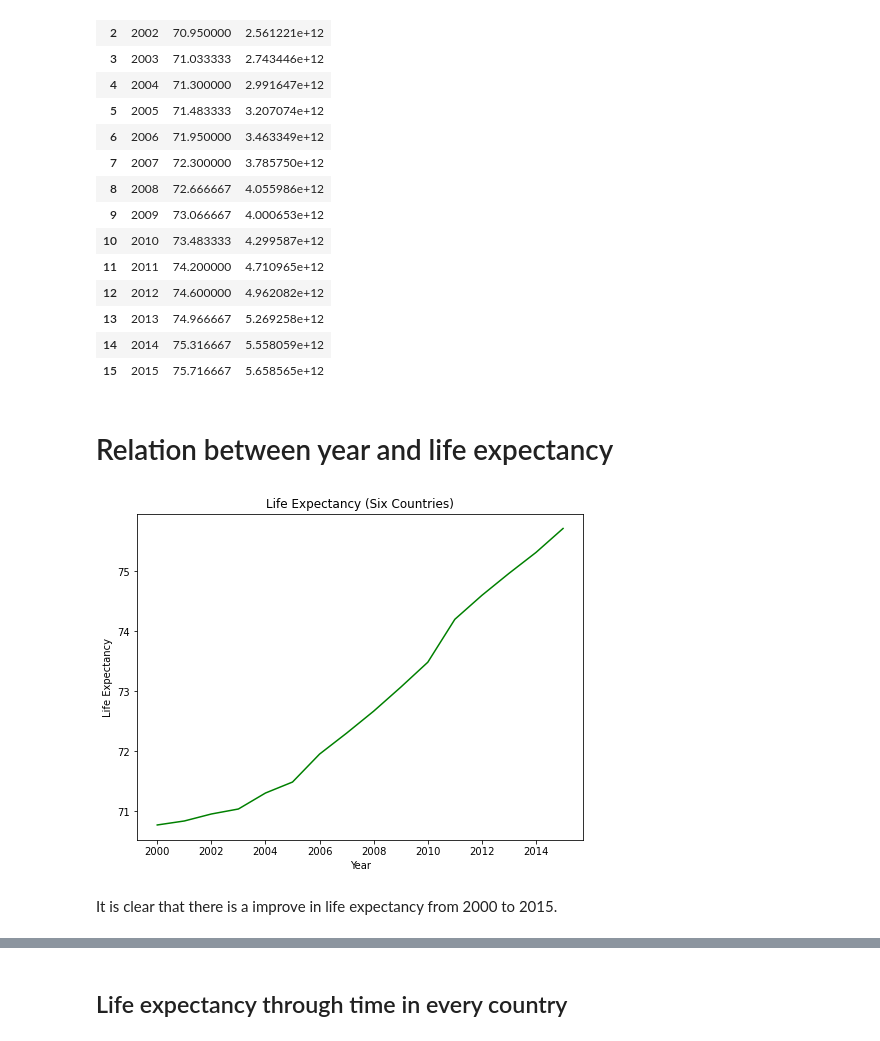
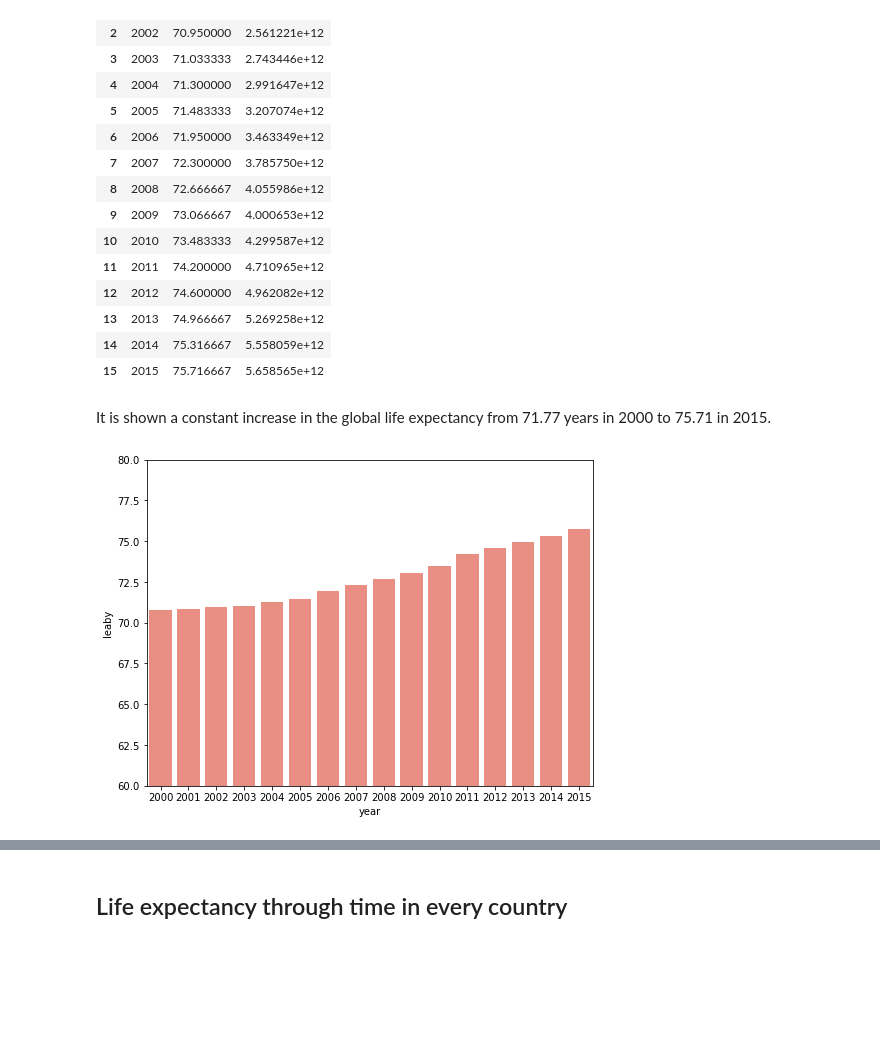
Before and after one commit to javierunix/codeacademy_datascience_path, a Jupyter notebook: Life-Expectancy-and-GDP-Starter/life_expectancy_gdp.ipynb, the cells around one changed output, grey strips where cells are left out. Drawn from its saved outputs; the diff is of its cells as text; code cells hidden in the pictures; blank space fills up the shorter version.

```diff
--- a/Life-Expectancy-and-GDP-Starter/life_expectancy_gdp.ipynb
+++ b/Life-Expectancy-and-GDP-Starter/life_expectancy_gdp.ipynb
@@ -137,6 +169,6 @@ Also, we can do the similar operation, grouping by `year`, instead of by `countr
 # %%
-mean_leaby_year_df = df.groupby('year')[['leaby', 'gdp']].mean().reset_index()
-mean_leaby_year_df
+mean_year_df = df.groupby('year')[['leaby', 'gdp']].mean().reset_index()
+mean_year_df
 # %% [output]
 |  | year | leaby | gdp |
 | 0 | 2000 | 70.766667 | 2.371583e+12 |
@@ -155,5 +187,3 @@ mean_leaby_year_df
 | 13 | 2013 | 74.966667 | 5.269258e+12 |
 | 14 | 2014 | 75.316667 | 5.558059e+12 |
 | 15 | 2015 | 75.716667 | 5.658565e+12 |
-# %% [markdown]
-# Relation between year and life expectancy
@@ -162,14 +190,9 @@ year_life_df = df.pivot_table(values="leaby", index="year")
-# %%
-plt.figure(figsize=(8, 6))
-
-plt.plot(year_life_df.index, year_life_df.leaby, color='green')
-
-plt.title('Life Expectancy (Six Countries)')
-plt.xlabel('Year')
-plt.ylabel('Life Expectancy')
-
-plt.show()
-# %% [output]
-[figure, removed]
 # %% [markdown]
-It is clear that there is a improve in life expectancy from 2000 to 2015.
+It is shown a constant increase in the global life expectancy from 71.77 years in 2000 to 75.71 in 2015.
+# %%
+plt.figure(figsize=(8, 6))
+sns.barplot(data=mean_year_df, x='year', y='leaby', color='salmon')
+plt.ylim(60, 80) # set the range of the y values for better visualization
+plt.show()
+# %% [output]
+[figure, added]
```
Also changed, not shown: parts of 10 cells of this notebook.
